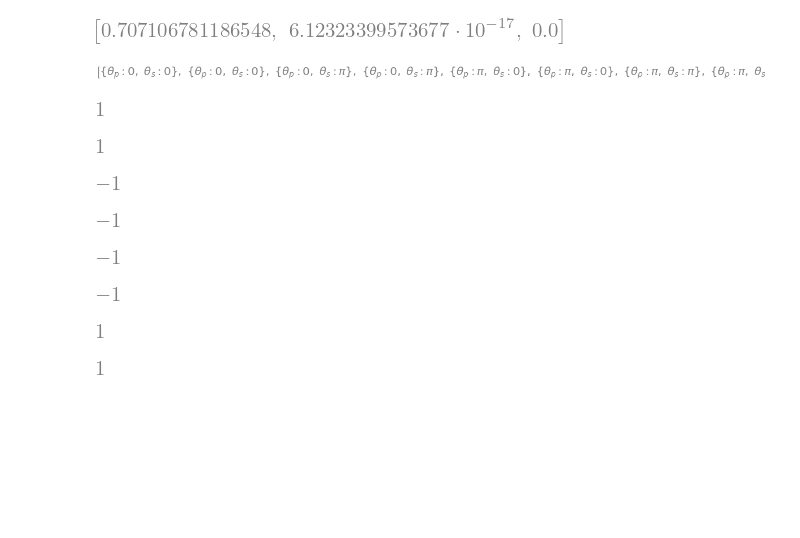
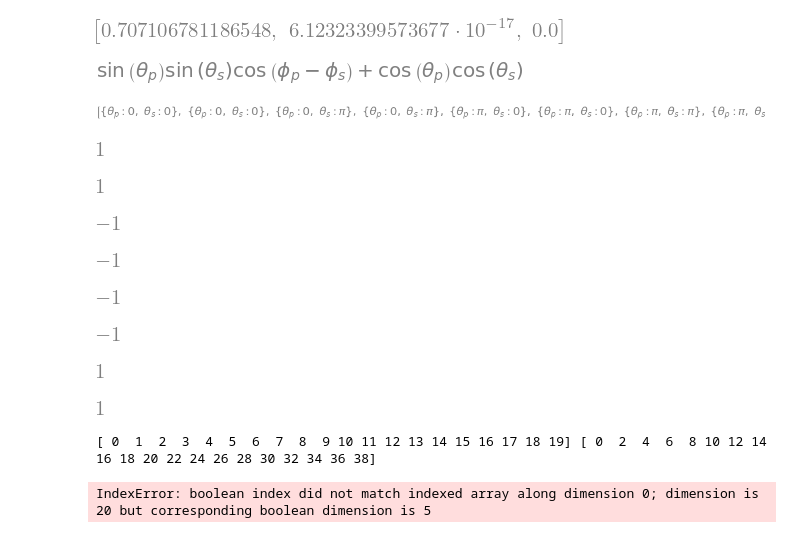
Before and after one commit to Lizette-N/solar-project, a Jupyter notebook: randomberegninger.ipynb, the cells around one changed output. Drawn from its saved outputs; the diff is of its cells as text; code cells hidden in the pictures; blank space fills up the shorter version.

```diff
--- a/randomberegninger.ipynb
+++ b/randomberegninger.ipynb
@@ -49,22 +49,34 @@ solar_panel_projection(theta_sol, phi_sol, theta_panel, phi_panel)
 # %%
 θ_s, θ_p, ϕ_s, ϕ_p, r_s = symbols('θ_s, θ_p, ϕ_s, ϕ_p, r_s', real = true) # Variable til funktioner
 us = Matrix([-sin(θ_s) * cos(ϕ_s),-sin(θ_s) * sin(ϕ_s), -cos(θ_s)]) # Vektoren for u_s
 up = Matrix([-1*sin(θ_p) * cos(ϕ_p), -sin(ϕ_p)*sin(θ_p), -cos(θ_p)]) # Vektoren for u_p
 inprod = (inner(us,up)) # Indre produkt beregnes
 simpinprod = inprod.simplify() # Simplificeret indre produkt
+display(simpinprod)
 inprodgrad = dtutools.gradient(simpinprod) # Gradienten af det simplificerede indre produkt
 eq1 = Eq(inprodgrad, Matrix([0,0,0,0])) # Gradienten opsættes i en ligning med løsning som 0-vektoren (stationære punkter)
 sols = solve(eq1) # Den angivne ligning løses
 display(sols)
 for i in range(0,len(sols)):
     display(inprod.subs(sols[i])) # Funktionsværdierne for de stationære punkter findes
 # %% [output]
-[figure, old version]
+[figure, new version]
-[figure, old version]
+[figure, new version]
 [figure]
-[figure, old version]
+[figure, new version]
 [figure]
 [figure]
 [figure]
-[figure, old version]
+[figure, new version]
 [figure]
+[figure, added]
+# %%
+a = np.array([0,1,2,3,4,5,6,7,8,9,10,11,12,13,14,15,16,17,18,19])
+b = np.array([0,1,2,3,4,5,6,7,8,9,10,11,12,13,14,15,16,17,18,19]) * 2
+print(a, b)
+a = a[(a >= 6)*(a <= 10)]
+b = b[(a >= 6)*(a <= 10)]
+print(a,b)
+# %% [output]
+[ 0  1  2  3  4  5  6  7  8  9 10 11 12 13 14 15 16 17 18 19] [ 0  2  4  6  8 10 12 14 16 18 20 22 24 26 28 30 32 34 36 38]
+IndexError: boolean index did not match indexed array along dimension 0; dimension is 20 but corresponding boolean dimension is 5
```
Also changed, not shown: 2 other files.
